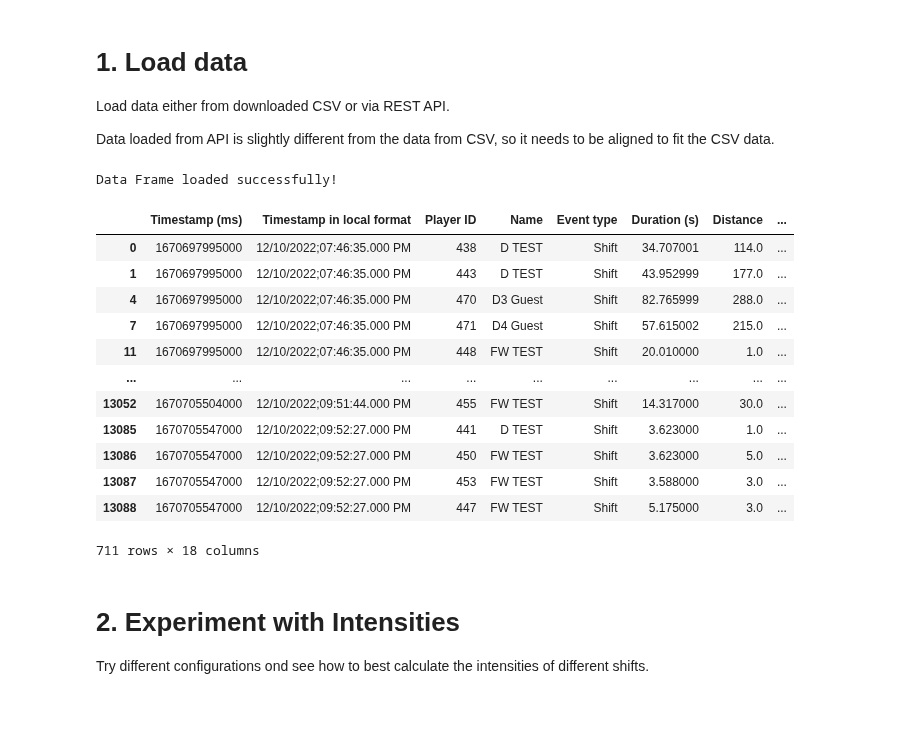
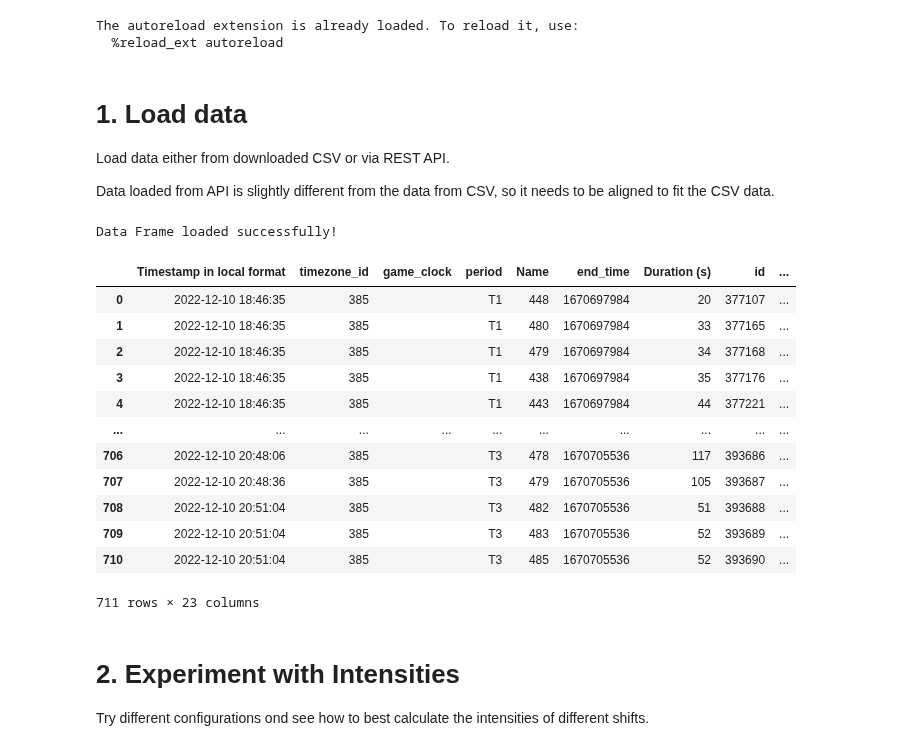
Before and after one commit to arnoldram/dataunionsihf, a Jupyter notebook: playground_joel.ipynb, the cells around one changed output. Drawn from its saved outputs; the diff is of its cells as text; code cells hidden in the pictures; blank space fills up the shorter version.

```diff
--- a/playground_joel.ipynb
+++ b/playground_joel.ipynb
@@ -13,7 +13,11 @@ import pandas as pd
 from kneed import KneeLocator
 from sklearn.cluster import KMeans
 
+pd.options.display.float_format = '{:.0f}'.format
 random.seed(42)
+# %% [output]
+The autoreload extension is already loaded. To reload it, use:
+  %reload_ext autoreload
 # %% [markdown]
 # 1. Load data
 
@@ -23,53 +27,51 @@ Data loaded from API is slightly different from the data from CSV, so it needs t
 # %%
 
 # basic configurations
-READ_FROM_API = False
-
+READ_FROM_API = True
 
 # load data
 if READ_FROM_API:
     CRED_FILE = "credentials.json"
     df_json = utils.read_from_web(CRED_FILE)
 
     web_csv_translation = {
         "timestamp": "Timestamp in local format",
         "player_id": "Name",
         "duration": "Duration (s)",
         "metabolic_power_avg": "Metabolic Power (Ø)",
         "mechanical_load": "Skating Load",
         "mechanical_intensity": "Skating Intensity"
     }
 
     df = df_json.rename(columns=web_csv_translation)
-    df["Name"] = df["Name"].to_string()
-
-    # todo: The row "Timestamp (ms) is still missing
+    df["Name"] = df["Name"].apply(lambda x: str(x))
+    df["Timestamp (ms)"] = pd.to_datetime(df["Timestamp in local format"]).apply(lambda x: x.timestamp() * 1000)
 
 else:
     FILE = "data/Events-Match_Test__TEAM_A_vs__TEAM_B-Period_Period_1_Period_Period_2_Period_Period_3.csv"
     EVENT_TYPE = "Shifts"
 
     # load initial dataset
     df = utils.read_file(FILE, EVENT_TYPE)
 
 
 print("Data Frame loaded successfully!")
 df
 # %% [output]
 Data Frame loaded successfully!
-|  | Timestamp (ms) | Timestamp in local format | Player ID | Name | Event type | Duration (s) | Distance | ... |
-| 0 | 1670697995000 | 12/10/2022;07:46:35.000 PM | 438 | D TEST | Shift | 34.707001 | 114.0 | ... |
-| 1 | 1670697995000 | 12/10/2022;07:46:35.000 PM | 443 | D TEST | Shift | 43.952999 | 177.0 | ... |
-| 4 | 1670697995000 | 12/10/2022;07:46:35.000 PM | 470 | D3 Guest | Shift | 82.765999 | 288.0 | ... |
-| 7 | 1670697995000 | 12/10/2022;07:46:35.000 PM | 471 | D4 Guest | Shift | 57.615002 | 215.0 | ... |
-| 11 | 1670697995000 | 12/10/2022;07:46:35.000 PM | 448 | FW TEST | Shift | 20.010000 | 1.0 | ... |
-| ... | ... | ... | ... | ... | ... | ... | ... | ... |
-| 13052 | 1670705504000 | 12/10/2022;09:51:44.000 PM | 455 | FW TEST | Shift | 14.317000 | 30.0 | ... |
-| 13085 | 1670705547000 | 12/10/2022;09:52:27.000 PM | 441 | D TEST | Shift | 3.623000 | 1.0 | ... |
-| 13086 | 1670705547000 | 12/10/2022;09:52:27.000 PM | 450 | FW TEST | Shift | 3.623000 | 5.0 | ... |
-| 13087 | 1670705547000 | 12/10/2022;09:52:27.000 PM | 453 | FW TEST | Shift | 3.588000 | 3.0 | ... |
-| 13088 | 1670705547000 | 12/10/2022;09:52:27.000 PM | 447 | FW TEST | Shift | 5.175000 | 3.0 | ... |
+|  | Timestamp in local format | timezone_id | game_clock | period | Name | end_time | Duration (s) | id | ... |
+| 0 | 2022-12-10 18:46:35 | 385 |  | T1 | 448 | 1670697984 | 20 | 377107 | ... |
+| 1 | 2022-12-10 18:46:35 | 385 |  | T1 | 480 | 1670697984 | 33 | 377165 | ... |
+| 2 | 2022-12-10 18:46:35 | 385 |  | T1 | 479 | 1670697984 | 34 | 377168 | ... |
+| 3 | 2022-12-10 18:46:35 | 385 |  | T1 | 438 | 1670697984 | 35 | 377176 | ... |
+| 4 | 2022-12-10 18:46:35 | 385 |  | T1 | 443 | 1670697984 | 44 | 377221 | ... |
+| ... | ... | ... | ... | ... | ... | ... | ... | ... | ... |
+| 706 | 2022-12-10 20:48:06 | 385 |  | T3 | 478 | 1670705536 | 117 | 393686 | ... |
+| 707 | 2022-12-10 20:48:36 | 385 |  | T3 | 479 | 1670705536 | 105 | 393687 | ... |
+| 708 | 2022-12-10 20:51:04 | 385 |  | T3 | 482 | 1670705536 | 51 | 393688 | ... |
+| 709 | 2022-12-10 20:51:04 | 385 |  | T3 | 483 | 1670705536 | 52 | 393689 | ... |
+| 710 | 2022-12-10 20:51:04 | 385 |  | T3 | 485 | 1670705536 | 52 | 393690 | ... |
-711 rows × 18 columns
+711 rows × 23 columns
 # %% [markdown]
 # 2. Experiment with Intensities
 
```
Also changed, not shown: parts of 4 cells of this notebook, 1 other file.
